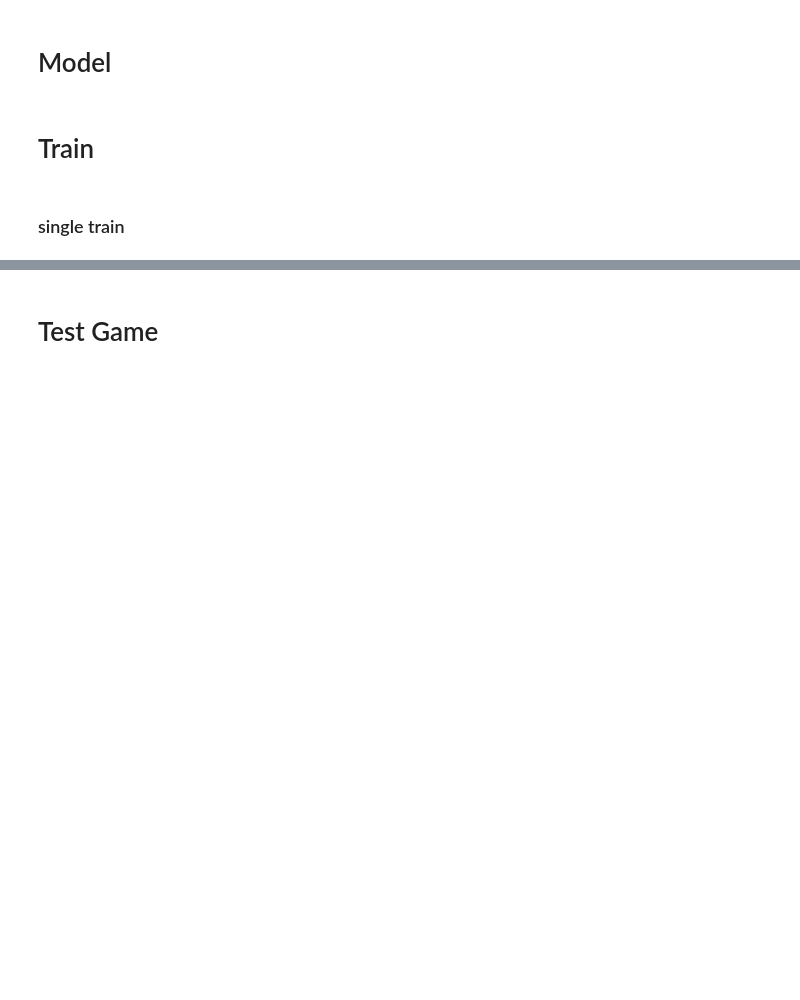
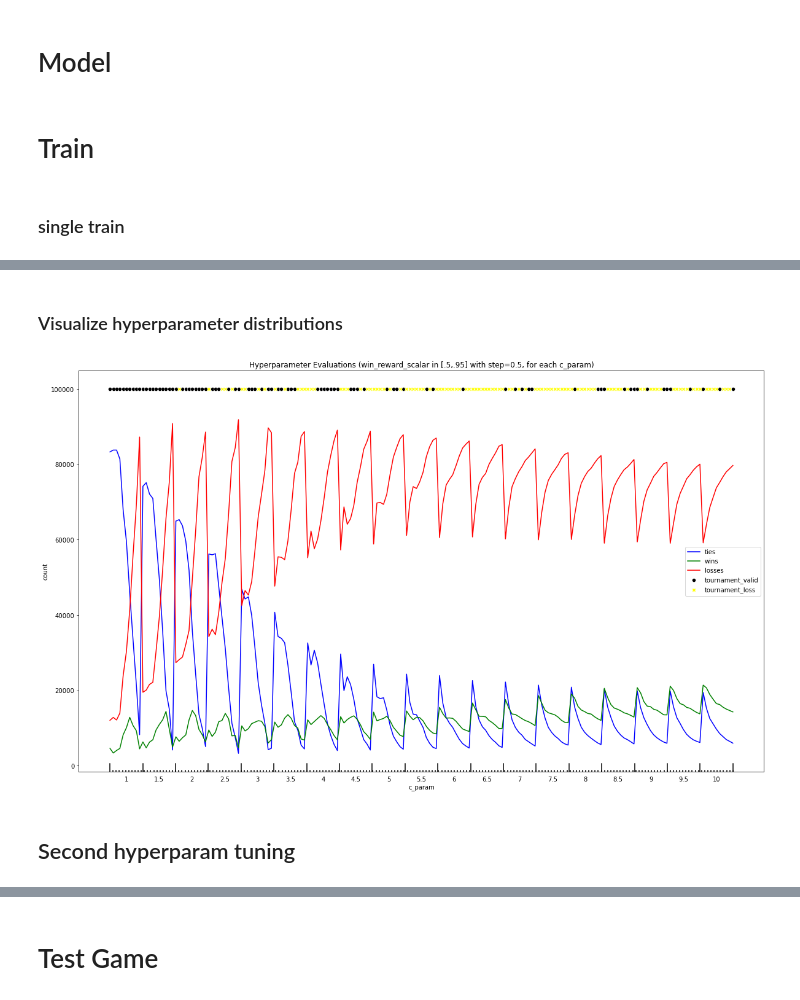
Before and after one commit to alexanderdaffara/MCTS_TicTacToe, a Jupyter notebook: MCTS_LookupTableScratch.ipynb, the cells around one changed output, grey strips where cells are left out. Saved outputs shown, nothing was run; the diff lists cells and outputs as text; code cells hidden in the pictures; blank space fills up the shorter version.

Commit message:
hyperparameter vizualizations and tournament

```diff
--- a/MCTS_LookupTableScratch.ipynb
+++ b/MCTS_LookupTableScratch.ipynb
@@ -149,7 +150,7 @@ class MonteCarloTreeSearchNode():
     def backprop(self, reward):
         self.results[1]  += (reward == self.player)
         self.results[0]  += (reward == 0)
-        self.results[-1] += (reward != self.player)
+        self.results[-1] += (reward == -self.player)
         self.n_visits += 1
         type(self).marked.add(id(self))
         if not self.parents: return
@@ -188,8 +189,8 @@ class MonteCarloTreeSearchNode():
 # %% [markdown]
 ### single train
 # %%
-c_param = np.sqrt(2)
-win_reward_scalar = .8
+c_param = 1
+win_reward_scalar = .75
 root = MonteCarloTreeSearchNode(c_param=c_param, win_reward_scalar=win_reward_scalar, reset_state_tbl=True)
-root.train(n_rollouts = 100000)
+root.train(n_rollouts = 10000000)
 # %% [output]
@@ -203,10 +206,13 @@ Playing with:
 # %%
 roots = []
 # c_param = 1,1.5,...,9.5,10
+count = 0
 for c_param in np.linspace(1,10,19):
     this_c_param_roots = []
     # win_reward_scalar = .5,.55,...,.9,.95
     for win_reward_scalar in np.linspace(.5,.95,10):
+        count += 1
+        print(count,'/ 190')
         root = MonteCarloTreeSearchNode(c_param=c_param, win_reward_scalar=win_reward_scalar, reset_state_tbl=True)
         root.train(n_rollouts = 100000)
         this_c_param_roots.append((root,c_param,win_reward_scalar))
@@ -213,0 +386,2 @@ for c_param in np.linspace(1,10,19):
+# %% [markdown]
+### Visualize hyperparameter distributions
@@ -213,0 +395,27 @@ for c_param in np.linspace(1,10,19):
+# %%
+space = np.linspace(0,len(tot_results)-1,len(tot_results))
+good_models = [space[i] for i in range(len(space)) if model_validation[i]]
+bad_models = [space[i] for i in range(len(space)) if not model_validation[i]]
+
+fig, ax = plt.subplots(figsize=(20,12))
+sns.lineplot(x=np.linspace(0,len(tot_results)-1,len(tot_results)), y=[r[0] for r in tot_results], color='blue', label='ties',ax=ax)
+sns.lineplot(x=np.linspace(0,len(tot_results)-1,len(tot_results)), y=[r[1] for r in tot_results], color='green', label='wins',ax=ax)
+sns.lineplot(x=np.linspace(0,len(tot_results)-1,len(tot_results)), y=[r[-1] for r in tot_results], color='red', label='losses',ax=ax)
+sns.scatterplot(x=good_models, y=[100000]*len(good_models), color='black', marker='o', label='tournament_valid',ax=ax)
+sns.scatterplot(x=bad_models, y=[100000]*len(bad_models), color='yellow', marker = 'X', label='tournament_loss', ax=ax)
+for x in np.linspace(0,len(tot_results)-1,20):
+    ax.axvline(x=x,ymin=0,ymax=.02, c='black')
+for x in np.linspace(0,len(tot_results)-1,200):
+    if x%10 == 0: continue
+    ax.axvline(x=x,ymin=0,ymax=.002, c='black')
+ax.set_xticks(np.linspace(0,len(tot_results)-1,39))
+ax.set_xticklabels(['',1,'',1.5,'',2,'',2.5,'',3,'',3.5,'',4,'',4.5,'',5,'',5.5,'',6,'',6.5,'',7,'',7.5,'',8,'',8.5,'',9,'',9.5,'',10,''])
+ax.tick_params(bottom=False)
+plt.xlabel('c_param')
+plt.ylabel('count')
+plt.title('Hyperparameter Evaluations (win_reward_scalar in [.5,.95] with step=0.5, for each c_param)')
+plt.show()
+# %% [output]
+[figure, added]
+# %% [markdown]
+## Second hyperparam tuning
```
Also changed, not shown: parts of 19 cells of this notebook, 5 other files.
